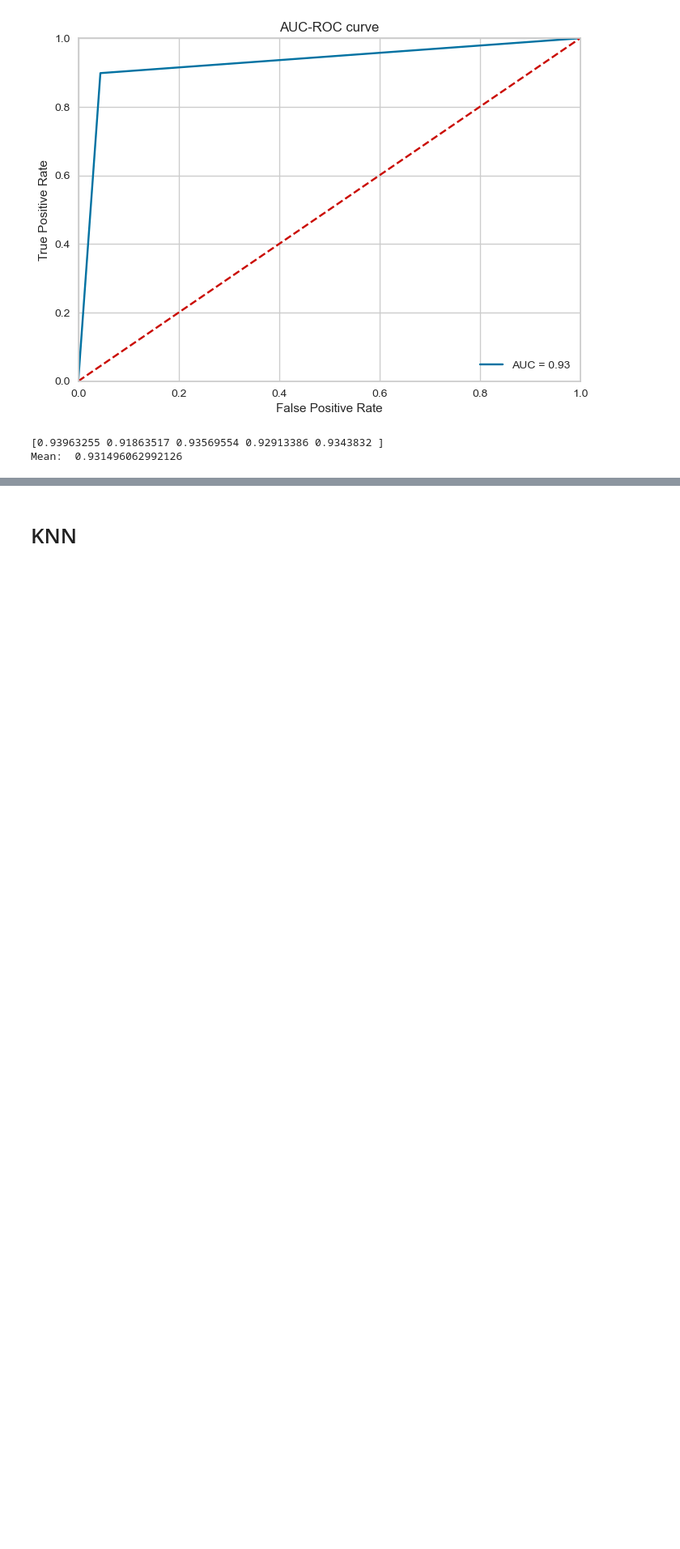
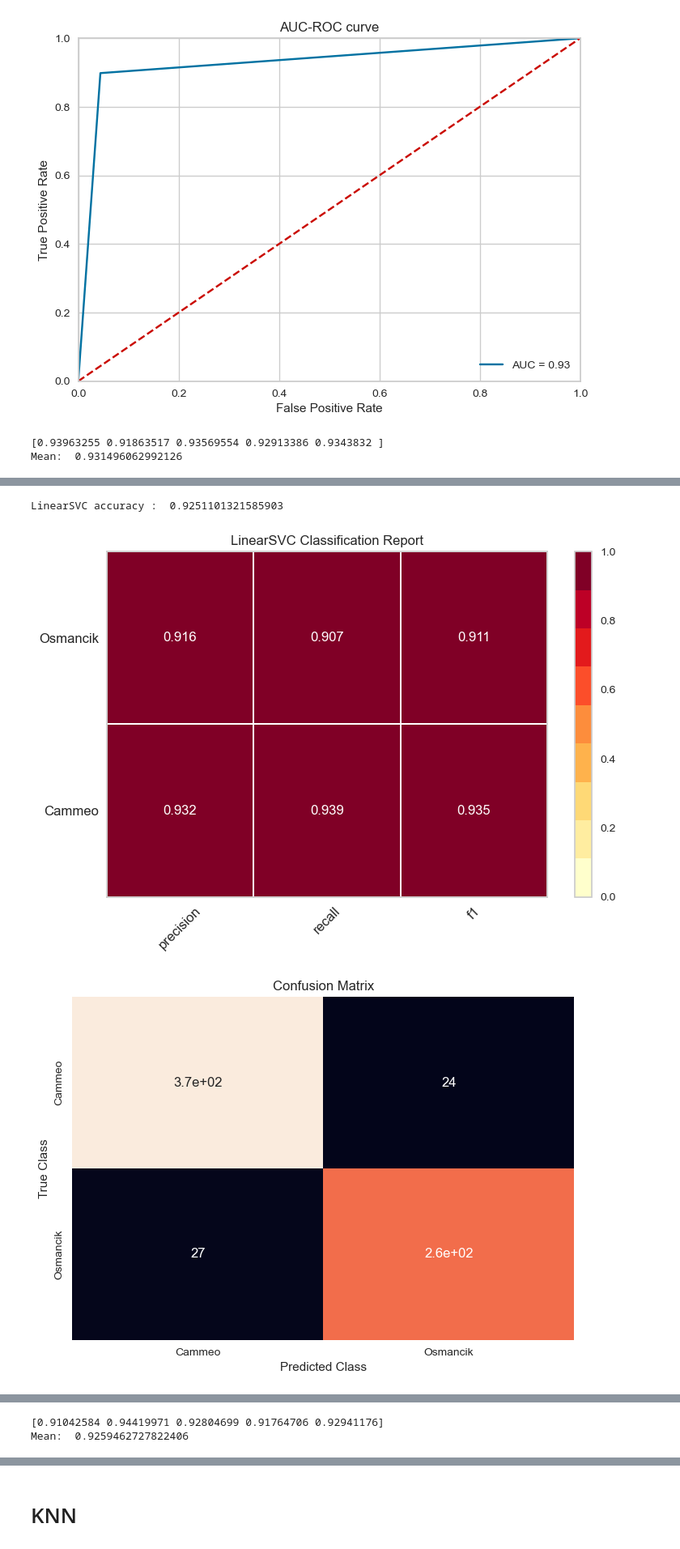
Before and after one commit to sanjamilenkovic/MachineLearning, a Jupyter notebook: ml_1/ml_1.ipynb, the cells around one changed output, grey strips where cells are left out. Shown at 81% size. Drawn from its saved outputs; the diff is of its cells as text; code cells hidden in the pictures; blank space fills up the shorter version.

```diff
--- a/ml_1/ml_1.ipynb
+++ b/ml_1/ml_1.ipynb
@@ -506,0 +514,7 @@ Mean:  0.931496062992126
+# %%
+LinearSVC_train_and_test(x_train_std, y_train_std, x_test_std, y_test_std)
+cv_res_outliers_std = cross_validate_linear(dataset_without_outliers_sd)
+# %% [output]
+LinearSVC accuracy :  0.9251101321585903
+[figure, added]
+[figure, added]
@@ -507,3 +522,5 @@ Mean:  0.931496062992126
+[0.91042584 0.94419971 0.92804699 0.91764706 0.92941176]
+Mean:  0.9259462727822406
 # %%
 LinearSVC_train_and_test(x_train_up, y_train_up, x_test_up, y_test_up)
 cv_res_upsampled = cross_validate_linear(dataset_upsampled)
```
Also changed, not shown: parts of 23 cells of this notebook.
